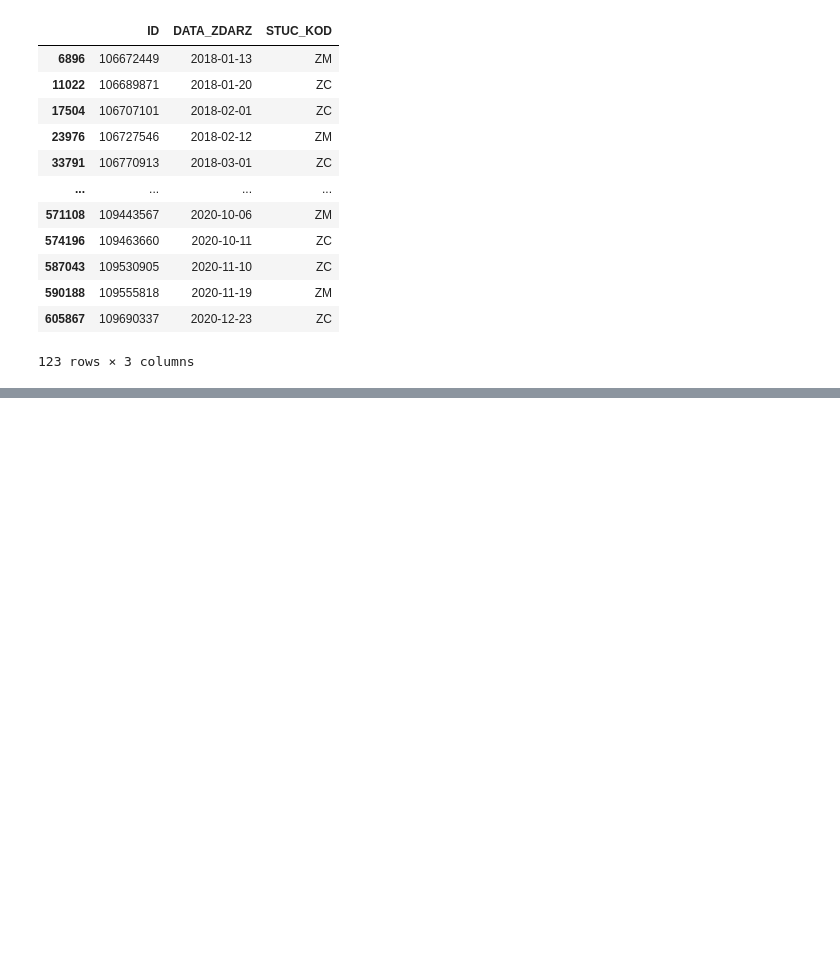
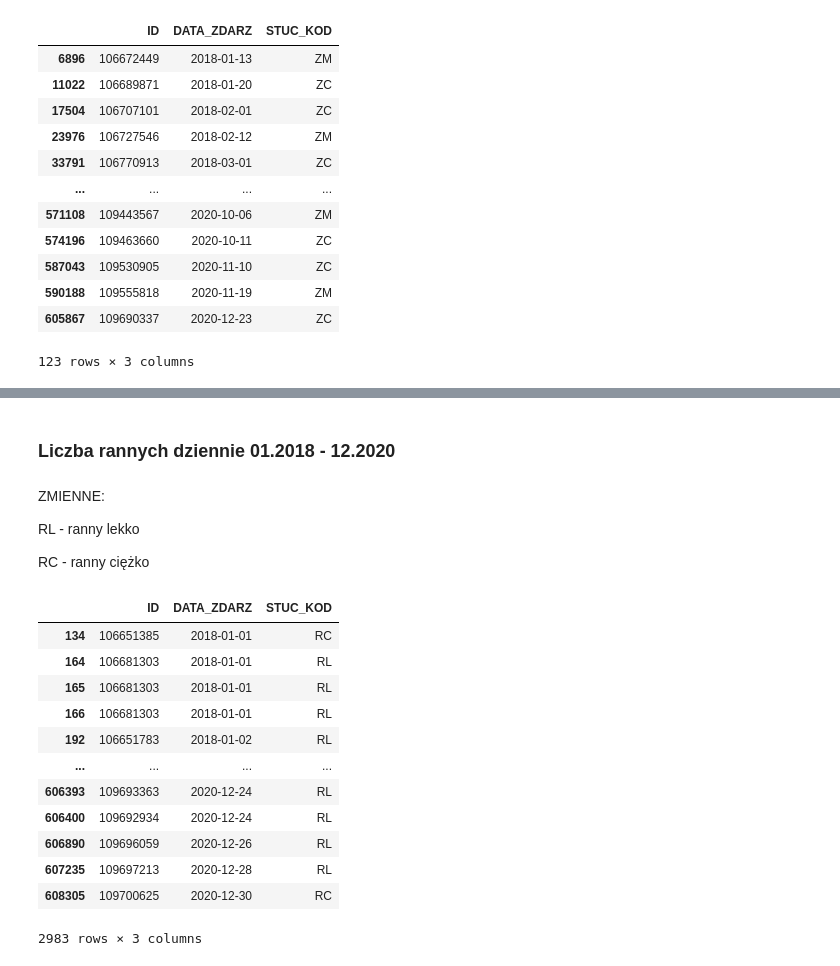
Before and after one commit to ajedrych/bachelor-thesis, a Jupyter notebook: WypadkiDrogowe/plikiCSV/wypadki_warszawa_analiza.ipynb, the cells around one changed output, grey strips where cells are left out. Saved outputs shown, nothing was run; the diff lists cells and outputs as text; code cells hidden in the pictures; blank space fills up the shorter version.

```diff
--- a/WypadkiDrogowe/plikiCSV/wypadki_warszawa_analiza.ipynb
+++ b/WypadkiDrogowe/plikiCSV/wypadki_warszawa_analiza.ipynb
@@ -458,4 +459,29 @@ Name: ID, Length: 112, dtype: int64
 # %%
 dead_wypadki2018_20.to_excel("dead_zdarzenia_warszawa2018_21.xlsx")
-# %% [markdown]
-###
+# %% [markdown]
+### Liczba rannych dziennie 01.2018 - 12.2020
+# %%
+injured_wypadki2018_20 = warszawa2018_20[['ID','DATA_ZDARZ','STUC_KOD']]
+# %% [markdown]
+ZMIENNE:
+
+RL - ranny lekko
+
+RC - ranny ciężko
+# %%
+injured_wypadki2018_20 = injured_wypadki2018_20.drop(injured_wypadki2018_20[(injured_wypadki2018_20['STUC_KOD'] != 'RL') & (injured_wypadki2018_20['STUC_KOD'] != 'RC')].index)
+injured_wypadki2018_20
+# %% [output]
+|  | ID | DATA_ZDARZ | STUC_KOD |
+| 134 | 106651385 | 2018-01-01 | RC |
+| 164 | 106681303 | 2018-01-01 | RL |
+| 165 | 106681303 | 2018-01-01 | RL |
+| 166 | 106681303 | 2018-01-01 | RL |
+| 192 | 106651783 | 2018-01-02 | RL |
+| ... | ... | ... | ... |
+| 606393 | 109693363 | 2020-12-24 | RL |
+| 606400 | 109692934 | 2020-12-24 | RL |
+| 606890 | 109696059 | 2020-12-26 | RL |
+| 607235 | 109697213 | 2020-12-28 | RL |
+| 608305 | 109700625 | 2020-12-30 | RC |
+2983 rows × 3 columns
```
Also changed, not shown: parts of 4 cells of this notebook.
